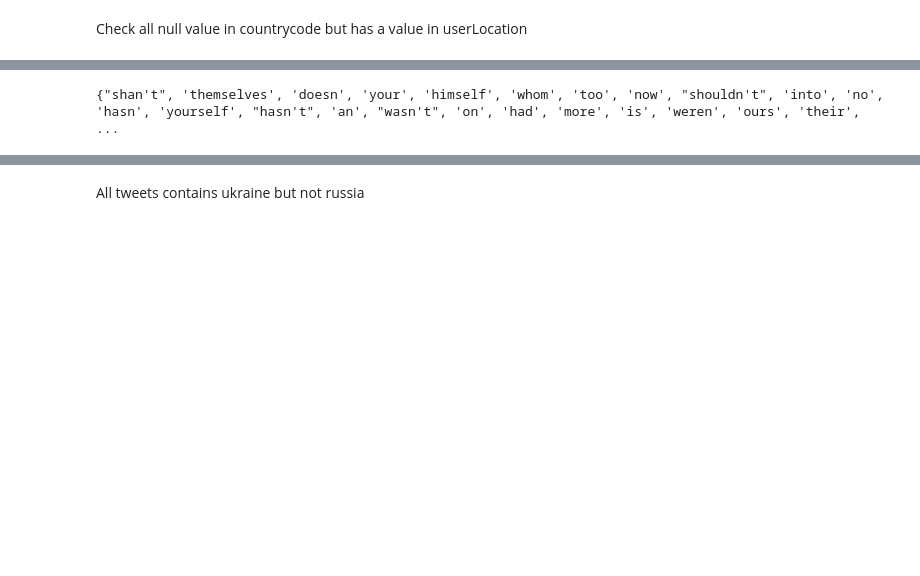
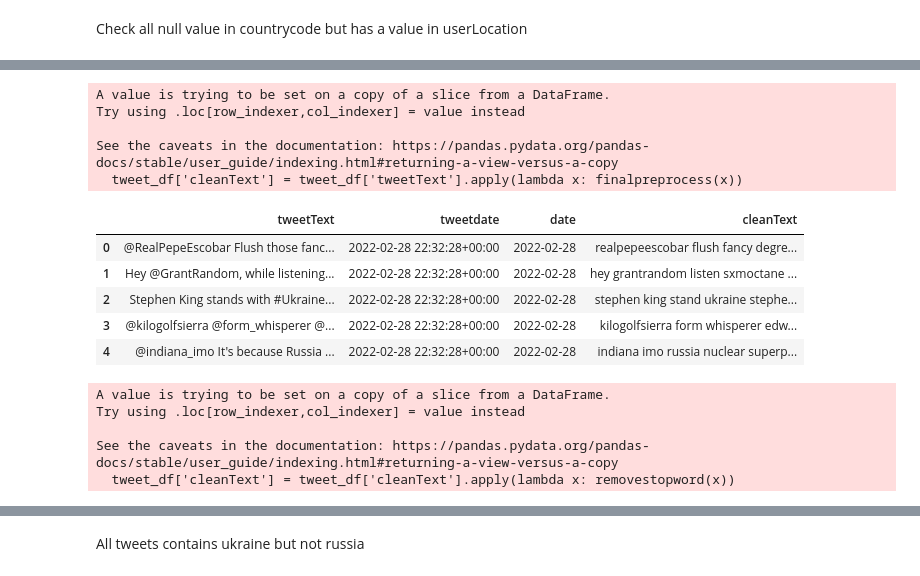
Before and after one commit to samah-balkhair/Tweets_Opinions, a Jupyter notebook: phase2_clean_tweets.ipynb, the cells around one changed output, grey strips where cells are left out. Saved outputs shown, nothing was run; the diff lists cells and outputs as text; code cells hidden in the pictures; blank space fills up the shorter version.

```diff
--- a/phase2_clean_tweets.ipynb
+++ b/phase2_clean_tweets.ipynb
@@ -34,0 +83,3 @@ sns.heatmap(raw_df.isnull(), cbar=False)
+# %%
+raw_df.drop(raw_df[raw_df.duplicattweet == True].index, inplace=True)
+raw_df.duplicattweet.value_counts()
@@ -34,0 +91,3 @@ sns.heatmap(raw_df.isnull(), cbar=False)
+# %%
+raw_df['tweetdate'] = pd.to_datetime(raw_df['tweetdate'])
+raw_df['date'] = raw_df['tweetdate'].dt.date
@@ -285,4 +217,5 @@ nltk.download('omw-1.4')
 # %%
-tweet_df = pd.read_csv('./data/cleaned_data.csv')
+#tweet_df = pd.read_csv('./data/cleaned_data.csv')
+tweet_df = raw_df[['tweetText','tweetdate','date']]
 # %%
 tweet_df['tweetText'].head()
@@ -296,5 +221,0 @@ Name: tweetText, dtype: object
-# %%
-stop_words = set(stopwords.words('english'))
-print(stop_words)
-# %% [output]
-{"shan't", 'themselves', 'doesn', 'your', 'himself', 'whom', 'too', 'now', "shouldn't", 'into', 'no', 'hasn', 'yourself', "hasn't", 'an', "wasn't", 'on', 'had', 'more', 'is', 'weren', 'ours', 'their', ...
@@ -319,11 +221,0 @@ def remove_stopwords(text):
-# %%
-# convert to lower case
-tweet_df['tweetText'] = tweet_df['tweetText'].str.lower()
-# remove links
-tweet_df['tweetText'] = tweet_df['tweetText'].apply(lambda x: re.split('https:\/\/.*', str(x))[0])
-# remove punc
-tweet_df['tweetText'] = tweet_df['tweetText'].apply(lambda x: remove_punct(x))
-# remove Emojis
-tweet_df['tweetText'] = tweet_df['tweetText'].apply(lambda x: remove_emoji(x))
-# remove stop words
-tweet_df['tweetText'] = tweet_df['tweetText'].apply(lambda x: ' '.join([word for word in x.split() if word not in (stop_words)]))
@@ -329,0 +263,18 @@ tweet_df['tweetText'] = tweet_df['tweetText'].apply(lambda x: ' '.join([word for
+# %%
+def finalpreprocess(string):
+    return lemmatizer(stopword(preprocess(string)))
+
+tweet_df['cleanText'] = tweet_df['tweetText'].apply(lambda x: finalpreprocess(x))
+tweet_df.head()
+# %% [output]
+A value is trying to be set on a copy of a slice from a DataFrame.
+Try using .loc[row_indexer,col_indexer] = value instead
+
+See the caveats in the documentation: https://pandas.pydata.org/pandas-docs/stable/user_guide/indexing.html#returning-a-view-versus-a-copy
+  tweet_df['cleanText'] = tweet_df['tweetText'].apply(lambda x: finalpreprocess(x))
+|  | tweetText | tweetdate | date | cleanText |
+| 0 | @RealPepeEscobar Flush those fanc... | 2022-02-28 22:32:28+00:00 | 2022-02-28 | realpepeescobar flush fancy degre... |
+| 1 | Hey @GrantRandom, while listening... | 2022-02-28 22:32:28+00:00 | 2022-02-28 | hey grantrandom listen sxmoctane ... |
+| 2 | Stephen King stands with #Ukraine... | 2022-02-28 22:32:28+00:00 | 2022-02-28 | stephen king stand ukraine stephe... |
+| 3 | @kilogolfsierra @form_whisperer @... | 2022-02-28 22:32:28+00:00 | 2022-02-28 | kilogolfsierra form whisperer edw... |
+| 4 | @indiana_imo It's because Russia ... | 2022-02-28 22:32:28+00:00 | 2022-02-28 | indiana imo russia nuclear superp... |
@@ -329,0 +314,8 @@ tweet_df['tweetText'] = tweet_df['tweetText'].apply(lambda x: ' '.join([word for
+# %%
+tweet_df['cleanText'] = tweet_df['cleanText'].apply(lambda x: removestopword(x))
+# %% [output]
+A value is trying to be set on a copy of a slice from a DataFrame.
+Try using .loc[row_indexer,col_indexer] = value instead
+
+See the caveats in the documentation: https://pandas.pydata.org/pandas-docs/stable/user_guide/indexing.html#returning-a-view-versus-a-copy
+  tweet_df['cleanText'] = tweet_df['cleanText'].apply(lambda x: removestopword(x))
```
Also changed, not shown: parts of 82 cells of this notebook, 4 other files.
